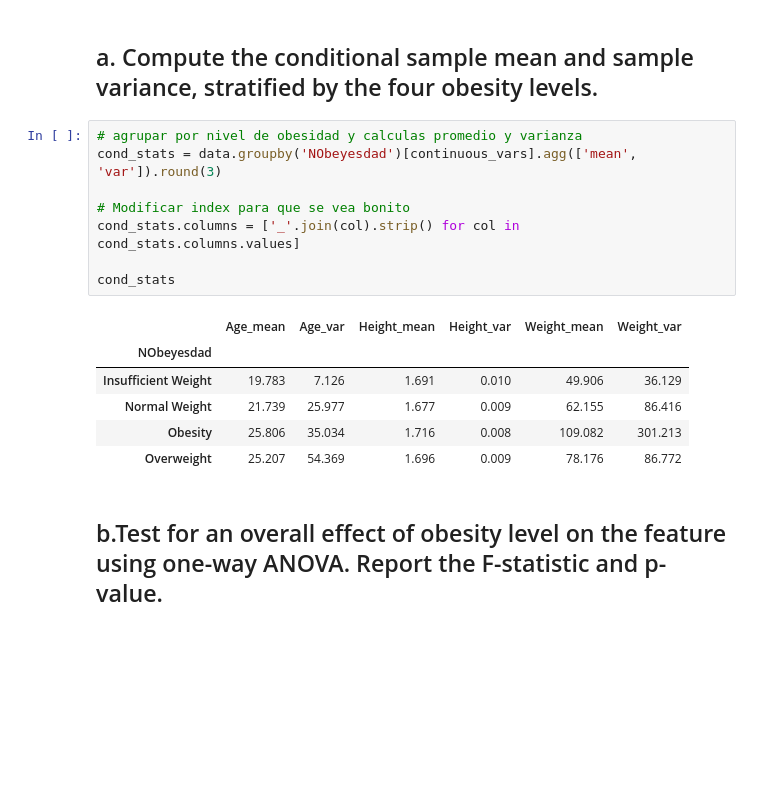
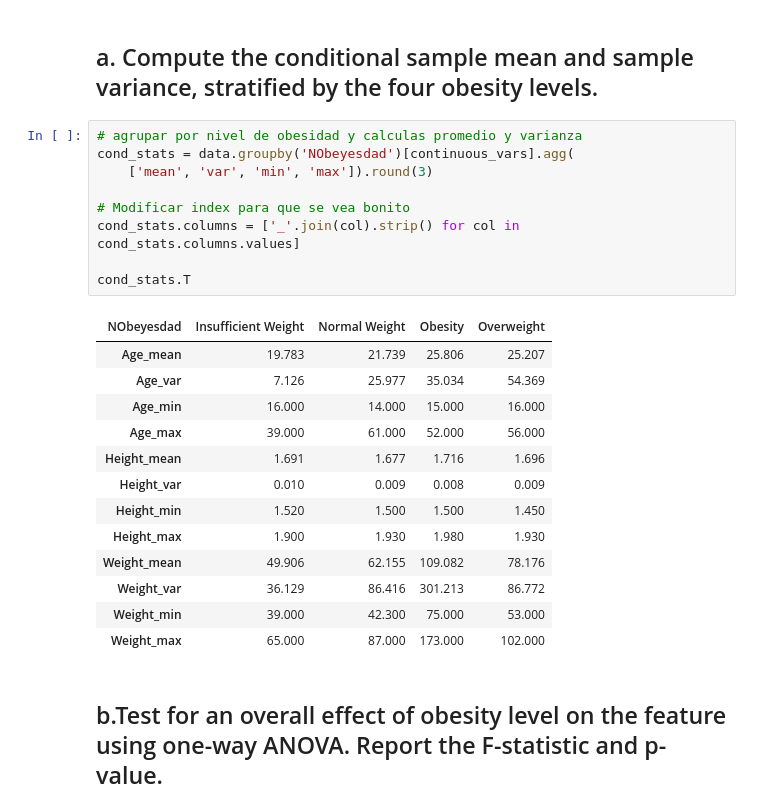
Before and after one commit to OlimpiaGarcia/Statistics_dcc, a Jupyter notebook: Statistics.ipynb, the cells around one changed output. Drawn from its saved outputs; the diff is of its cells as text; blank space fills up the shorter version.

```diff
--- a/Statistics.ipynb
+++ b/Statistics.ipynb
@@ -239,19 +242,27 @@ plt.savefig("Marginal Distributions.png", dpi=300, bbox_inches='tight')
 ## a. Compute the conditional sample mean and sample variance, stratified by the four obesity levels.
 # %%
 # agrupar por nivel de obesidad y calculas promedio y varianza
-cond_stats = data.groupby('NObeyesdad')[continuous_vars].agg(['mean', 'var']).round(3)
+cond_stats = data.groupby('NObeyesdad')[continuous_vars].agg(
+    ['mean', 'var', 'min', 'max']).round(3)
 
 # Modificar index para que se vea bonito
 cond_stats.columns = ['_'.join(col).strip() for col in cond_stats.columns.values]
 
-cond_stats
+cond_stats.T
 # %% [output]
-|  | Age_mean | Age_var | Height_mean | Height_var | Weight_mean | Weight_var |
-| NObeyesdad |  |  |  |  |  |  |
-| Insufficient Weight | 19.783 | 7.126 | 1.691 | 0.010 | 49.906 | 36.129 |
-| Normal Weight | 21.739 | 25.977 | 1.677 | 0.009 | 62.155 | 86.416 |
-| Obesity | 25.806 | 35.034 | 1.716 | 0.008 | 109.082 | 301.213 |
-| Overweight | 25.207 | 54.369 | 1.696 | 0.009 | 78.176 | 86.772 |
+| NObeyesdad | Insufficient Weight | Normal Weight | Obesity | Overweight |
+| Age_mean | 19.783 | 21.739 | 25.806 | 25.207 |
+| Age_var | 7.126 | 25.977 | 35.034 | 54.369 |
+| Age_min | 16.000 | 14.000 | 15.000 | 16.000 |
+| Age_max | 39.000 | 61.000 | 52.000 | 56.000 |
+| Height_mean | 1.691 | 1.677 | 1.716 | 1.696 |
+| Height_var | 0.010 | 0.009 | 0.008 | 0.009 |
+| Height_min | 1.520 | 1.500 | 1.500 | 1.450 |
+| Height_max | 1.900 | 1.930 | 1.980 | 1.930 |
+| Weight_mean | 49.906 | 62.155 | 109.082 | 78.176 |
+| Weight_var | 36.129 | 86.416 | 301.213 | 86.772 |
+| Weight_min | 39.000 | 42.300 | 75.000 | 53.000 |
+| Weight_max | 65.000 | 87.000 | 173.000 | 102.000 |
 # %% [markdown]
 ## b.Test for an overall effect of obesity level on the feature using one-way ANOVA. Report the F-statistic and p-value.
 # %%
```
Also changed, not shown: parts of 18 cells of this notebook.
